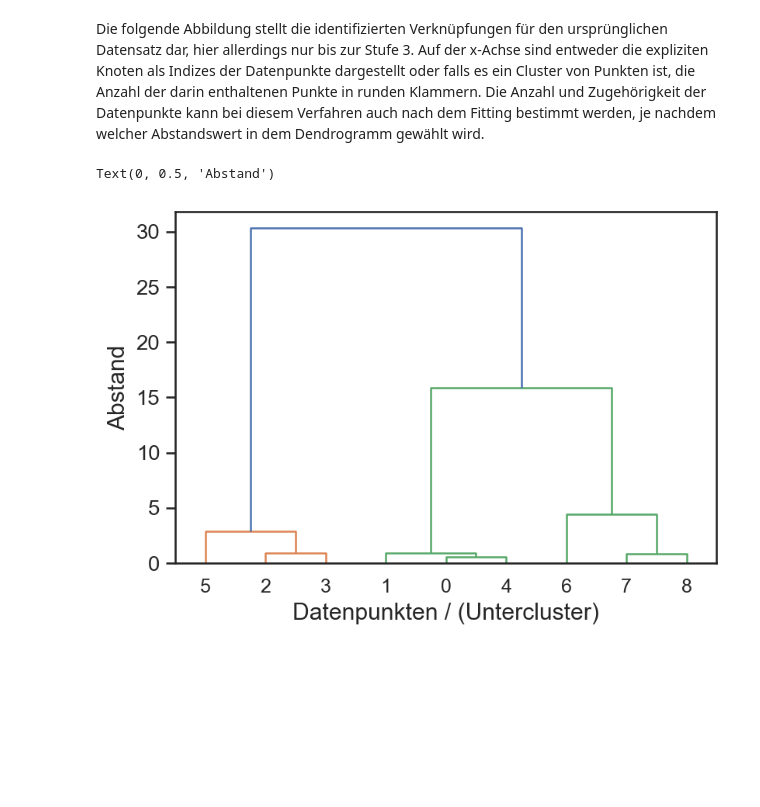
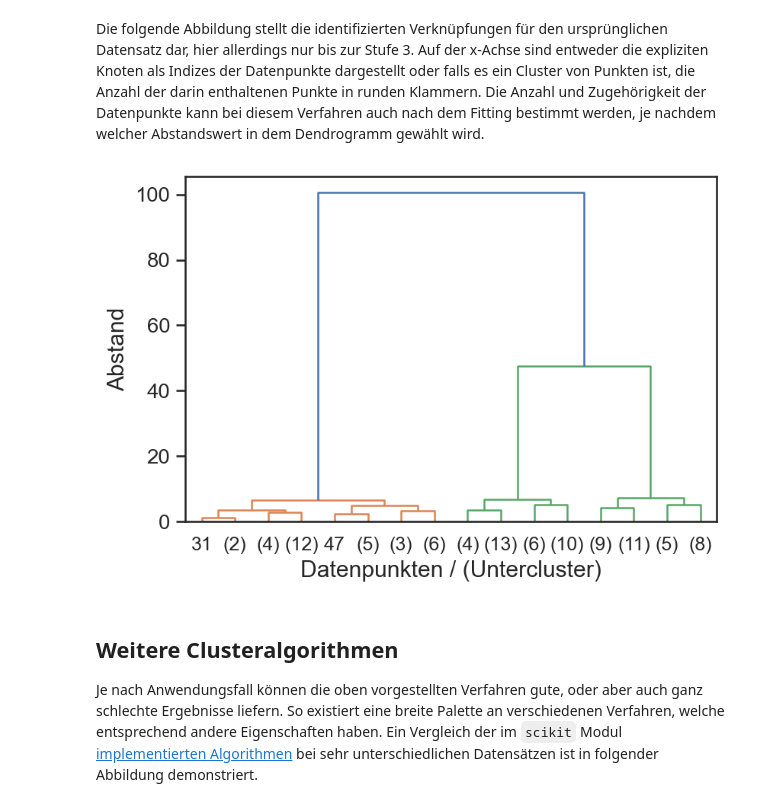
Before and after one commit to FireDynamics/LectureComputerScience, a Jupyter notebook: book/content/Script/03_datenanalyse/034_klassifizierung.ipynb, the cells around one changed output. Cells and saved outputs as stored; diff of their text form; code cells hidden in the pictures; blank space fills up the shorter version.

Commit message:
finished cluster analysis

```diff
--- a/book/content/Script/03_datenanalyse/034_klassifizierung.ipynb
+++ b/book/content/Script/03_datenanalyse/034_klassifizierung.ipynb
@@ -304,9 +303,13 @@ Text(0, 0.5, 'Abstand')
 # %% [markdown]
 Die folgende Abbildung stellt die identifizierten Verknüpfungen für den ursprünglichen Datensatz dar, hier allerdings nur bis zur Stufe 3. Auf der x-Achse sind entweder die expliziten Knoten als Indizes der Datenpunkte dargestellt oder falls es ein Cluster von Punkten ist, die Anzahl der darin enthaltenen Punkte in runden Klammern. Die Anzahl und Zugehörigkeit der Datenpunkte kann bei diesem Verfahren auch nach dem Fitting bestimmt werden, je nachdem welcher Abstandswert in dem Dendrogramm gewählt wird.
 # %%
+agg.fit(x)
 plot_dendrogram(agg, truncate_mode="level", p=3)
 plt.xlabel('Datenpunkten / (Untercluster)')
-plt.ylabel('Abstand')
+plt.ylabel('Abstand');
 # %% [output]
-Text(0, 0.5, 'Abstand')
-[figure, old version]
+[figure, new version]
+# %% [markdown]
+## Weitere Clusteralgorithmen
+
+Je nach Anwendungsfall können die oben vorgestellten Verfahren gute, oder aber auch ganz schlechte Ergebnisse liefern. So existiert eine breite Palette an verschiedenen Verfahren, welche entsprechend andere Eigenschaften haben. Ein Vergleich der im `scikit` Modul [implementierten Algorithmen](https://scikit-learn.org/stable/modules/clustering.html) bei sehr unterschiedlichen Datensätzen ist in folgender Abbildung demonstriert.
```
Also changed, not shown: parts of 6 cells of this notebook.
